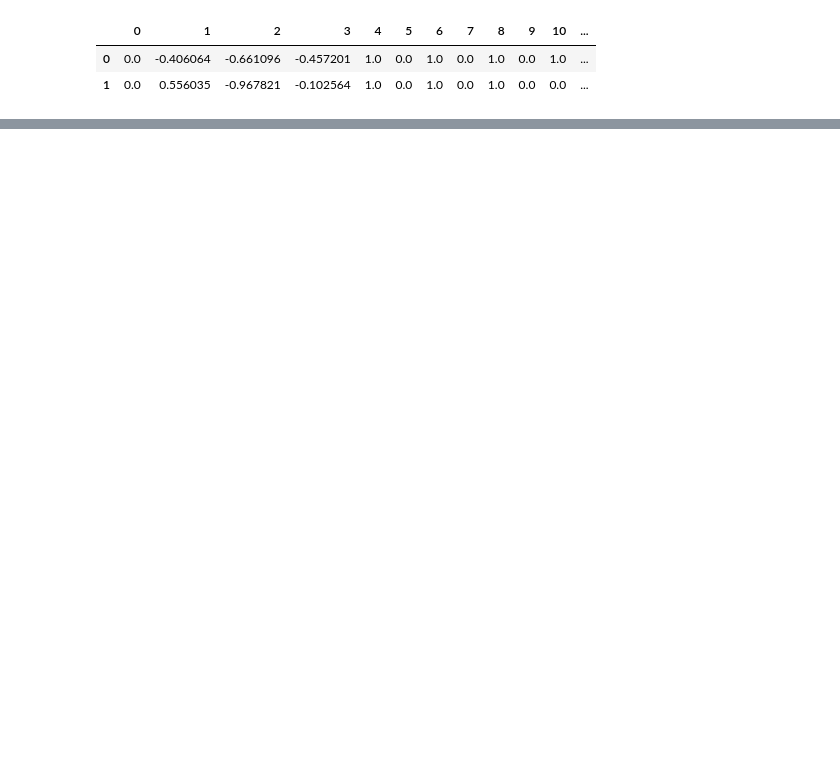
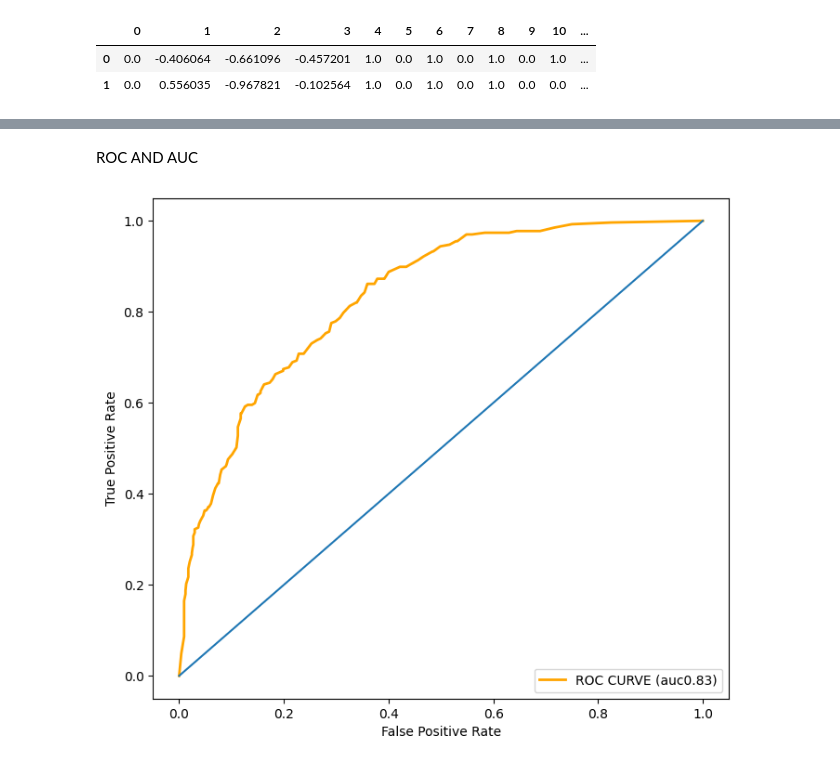
Before and after one commit to Iyanuadeleye01/IBM-Attrition-Prediction, a Jupyter notebook: notebook.ipynb, the cells around one changed output, grey strips where cells are left out. Drawn from its saved outputs; the diff is of its cells as text; code cells hidden in the pictures; blank space fills up the shorter version.

```diff
--- a/notebook.ipynb
+++ b/notebook.ipynb
@@ -1384,3 +1389,11 @@ pd.DataFrame(preprocessor.fit_transform(X_train)).head(2)
 |  | 0 | 1 | 2 | 3 | 4 | 5 | 6 | 7 | 8 | 9 | 10 | ... |
 | 0 | 0.0 | -0.406064 | -0.661096 | -0.457201 | 1.0 | 0.0 | 1.0 | 0.0 | 1.0 | 0.0 | 1.0 | ... |
 | 1 | 0.0 | 0.556035 | -0.967821 | -0.102564 | 1.0 | 0.0 | 1.0 | 0.0 | 1.0 | 0.0 | 0.0 | ... |
+# %%
+# Create a pipeline for Random forest with the balanced dataset for the roc and auc score
+rd_pipeline_balanced = Pipeline(steps=[
+    ('preprocessor',preprocessor),
+    ('feature_selection',feature_selection),
+    ('random_classifier',RandomForestClassifier(random_state=42))
+])
+rd_pipeline_balanced.fit(X_train_sampler,y_train_sampler)
@@ -1386,0 +1409,16 @@ pd.DataFrame(preprocessor.fit_transform(X_train)).head(2)
+# %% [markdown]
+ROC AND AUC
+# %%
+y_pred_prob = rd_pipeline_balanced.predict_proba(X_test)[:,1]
+fpr,tpr,threshold = roc_curve(y_test_encoded,y_pred_prob)
+roc_auc = auc(fpr,tpr)
+
+plt.figure(figsize=(8,7))
+plt.plot(fpr,tpr,color='orange', lw=2,label=(f'ROC CURVE (auc{roc_auc:.2f})'))
+plt.xlabel('False Positive Rate')
+plt.ylabel('True Positive Rate')
+plt.legend(loc='lower right')
+plt.plot([0,1],[0,1])
+plt.show()
+# %% [output]
+[figure, added]
```
Also changed, not shown: parts of 48 cells of this notebook.
